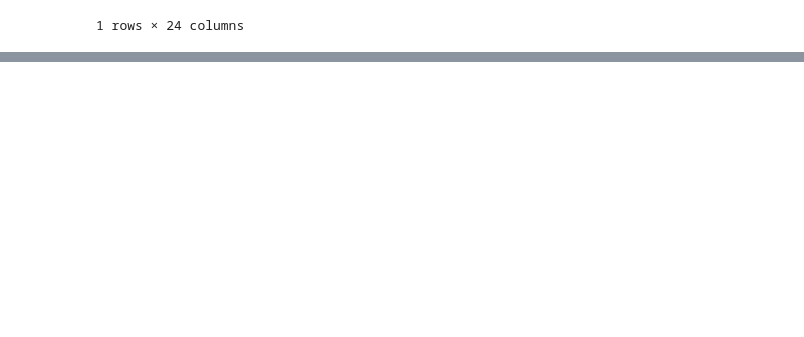
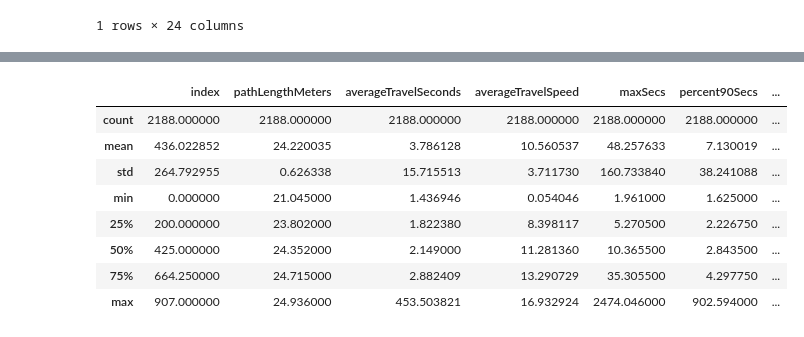
Before and after one commit to patlyons/wego-hades, a Jupyter notebook: notebook/revised_wego_PL_copy_2.ipynb, the cells around one changed output, grey strips where cells are left out. Cells and saved outputs as stored; diff of their text form; code cells hidden in the pictures; blank space fills up the shorter version.

```diff
--- a/notebook/revised_wego_PL_copy_2.ipynb
+++ b/notebook/revised_wego_PL_copy_2.ipynb
@@ -305,0 +282,12 @@ slow_am_in_school = am_inschool.loc[am_inschool['percent20Secs'] > 2.601]
+# %%
+do_inschool.describe()
+# %% [output]
+|  | index | pathLengthMeters | averageTravelSeconds | averageTravelSpeed | maxSecs | percent90Secs | ... |
+| count | 2188.000000 | 2188.000000 | 2188.000000 | 2188.000000 | 2188.000000 | 2188.000000 | ... |
+| mean | 436.022852 | 24.220035 | 3.786128 | 10.560537 | 48.257633 | 7.130019 | ... |
+| std | 264.792955 | 0.626338 | 15.715513 | 3.711730 | 160.733840 | 38.241088 | ... |
+| min | 0.000000 | 21.045000 | 1.436946 | 0.054046 | 1.961000 | 1.625000 | ... |
+| 25% | 200.000000 | 23.802000 | 1.822380 | 8.398117 | 5.270500 | 2.226750 | ... |
+| 50% | 425.000000 | 24.352000 | 2.149000 | 11.281360 | 10.365500 | 2.843500 | ... |
+| 75% | 664.250000 | 24.715000 | 2.882409 | 13.290729 | 35.305500 | 4.297750 | ... |
+| max | 907.000000 | 24.936000 | 453.503821 | 16.932924 | 2474.046000 | 902.594000 | ... |
```
Also changed, not shown: parts of 36 cells of this notebook, 2 other files.
